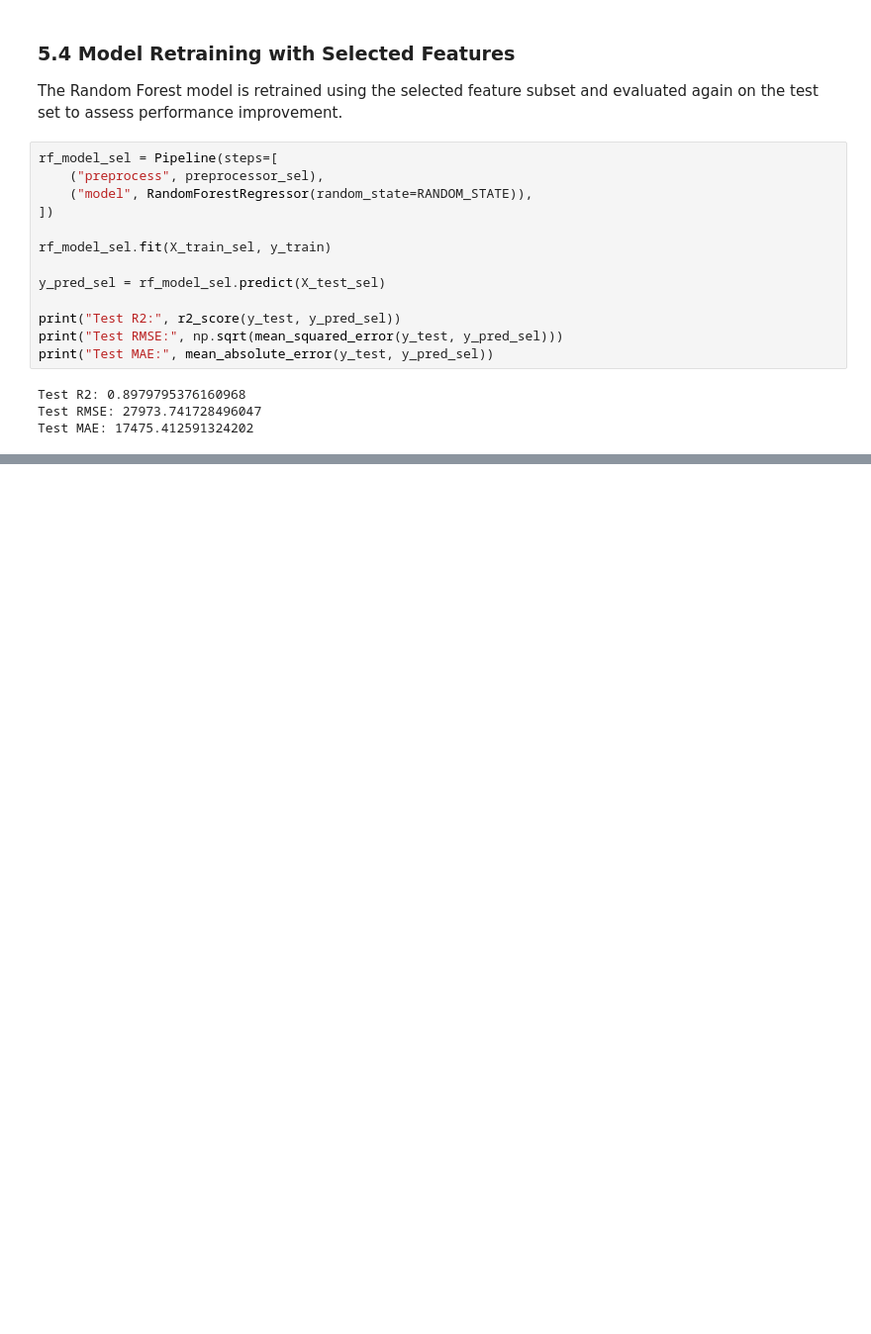
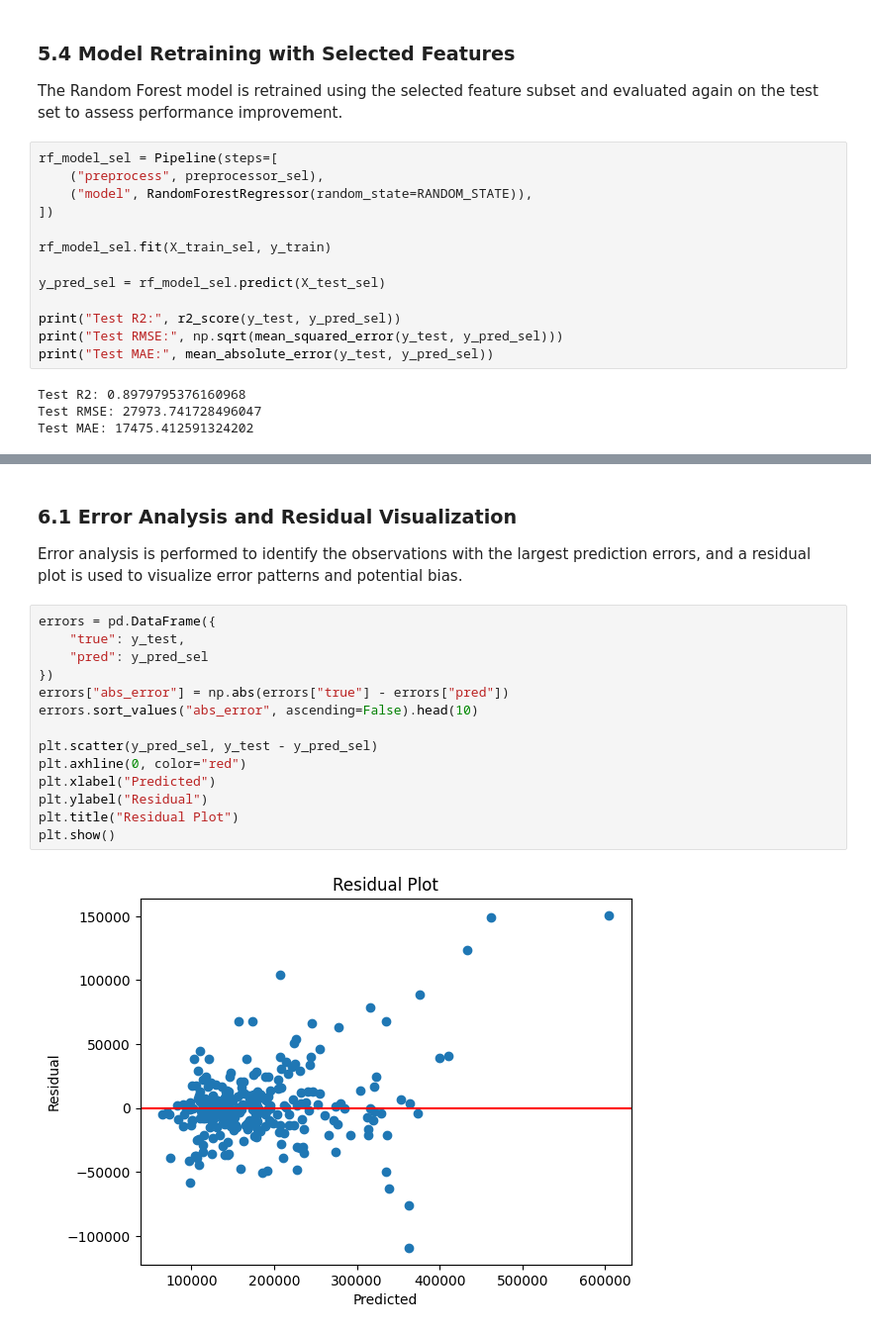
Before and after one commit to senemyilmaz/house-price-prediction, a Jupyter notebook: House_Price_Prediction.ipynb, the cells around one changed output, grey strips where cells are left out. Shown at 99% size. Cells and saved outputs as stored; diff of their text form; blank space fills up the shorter version.

Commit message:
Add error analysis and residual diagnostics

```diff
--- a/House_Price_Prediction.ipynb
+++ b/House_Price_Prediction.ipynb
@@ -440,0 +445,20 @@ Test MAE: 17475.412591324202
+# %% [markdown]
+### 6.1 Error Analysis and Residual Visualization
+
+Error analysis is performed to identify the observations with the largest prediction errors, and a residual plot is used to visualize error patterns and potential bias.
+# %%
+errors = pd.DataFrame({
+    "true": y_test,
+    "pred": y_pred_sel
+})
+errors["abs_error"] = np.abs(errors["true"] - errors["pred"])
+errors.sort_values("abs_error", ascending=False).head(10)
+
+plt.scatter(y_pred_sel, y_test - y_pred_sel)
+plt.axhline(0, color="red")
+plt.xlabel("Predicted")
+plt.ylabel("Residual")
+plt.title("Residual Plot")
+plt.show()
+# %% [output]
+[figure, added]
```
Also changed, not shown: parts of 1 cell of this notebook.
